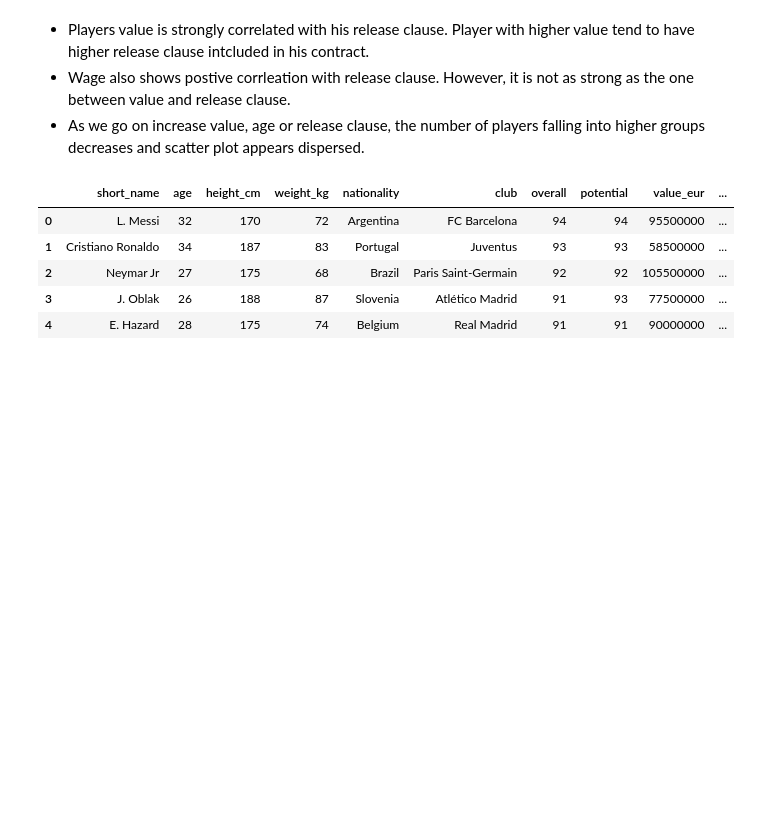
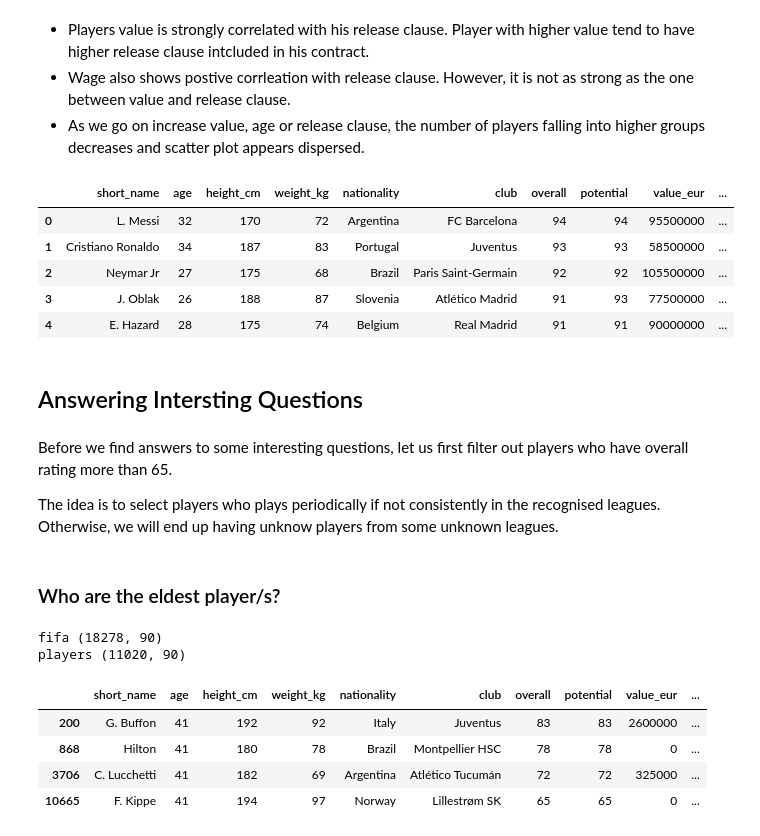
Before and after one commit to mdushetwar/Fifa-Players--EDA-Clustering, a Jupyter notebook: PRCP-1004-Fifa20.ipynb, the cells around one changed output. Saved outputs shown, nothing was run; the diff lists cells and outputs as text; code cells hidden in the pictures; blank space fills up the shorter version.

```diff
--- a/PRCP-1004-Fifa20.ipynb
+++ b/PRCP-1004-Fifa20.ipynb
@@ -369,3 +369,27 @@ fifa.head()
 | 2 | Neymar Jr | 27 | 175 | 68 | Brazil | Paris Saint-Germain | 92 | 92 | 105500000 | ... |
 | 3 | J. Oblak | 26 | 188 | 87 | Slovenia | Atlético Madrid | 91 | 93 | 77500000 | ... |
 | 4 | E. Hazard | 28 | 175 | 74 | Belgium | Real Madrid | 91 | 91 | 90000000 | ... |
+# %% [markdown]
+## Answering Intersting Questions
+# %% [markdown]
+Before we find answers to some interesting questions, let us first filter out players who have overall rating more than 65.
+
+The idea is to select players who plays periodically if not consistently in the recognised leagues. Otherwise, we will end up having unknow players from some unknown leagues.
+# %% [markdown]
+### Who are the eldest player/s?
+# %%
+players=fifa[fifa['overall']>=65]
+# %%
+print('fifa', fifa.shape)
+print('players', players.shape)
+# %% [output]
+fifa (18278, 90)
+players (11020, 90)
+# %%
+players[players['age']==players.age.max()]
+# %% [output]
+|  | short_name | age | height_cm | weight_kg | nationality | club | overall | potential | value_eur | ... |
+| 200 | G. Buffon | 41 | 192 | 92 | Italy | Juventus | 83 | 83 | 2600000 | ... |
+| 868 | Hilton | 41 | 180 | 78 | Brazil | Montpellier HSC | 78 | 78 | 0 | ... |
+| 3706 | C. Lucchetti | 41 | 182 | 69 | Argentina | Atlético Tucumán | 72 | 72 | 325000 | ... |
+| 10665 | F. Kippe | 41 | 194 | 97 | Norway | Lillestrøm SK | 65 | 65 | 0 | ... |
```
Also changed, not shown: parts of 7 cells of this notebook.
